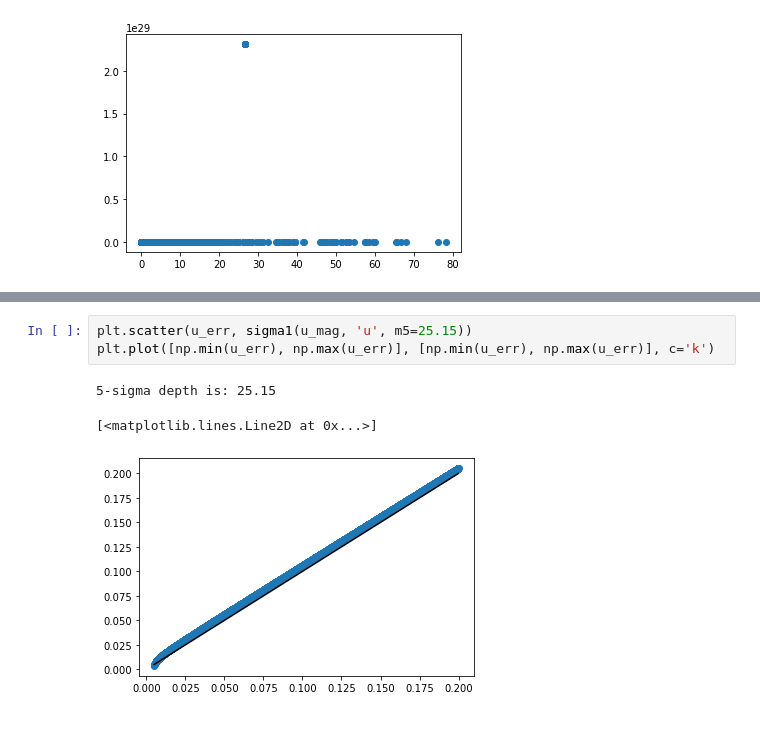
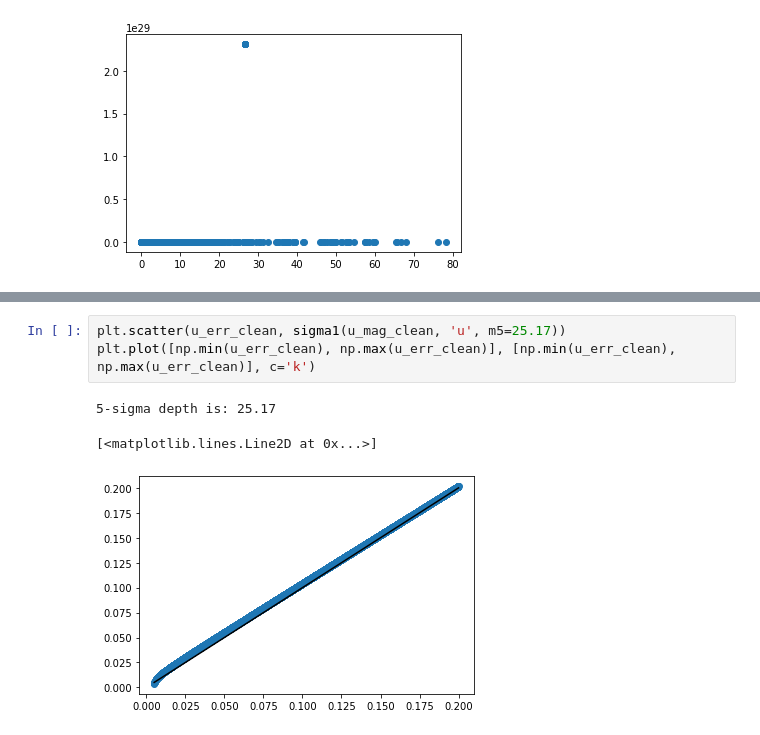
Before and after one commit to sylvielsstfr/Intern2022_PhotoZ, a Jupyter notebook: malmquist_bias.ipynb, the cells around one changed output, grey strips where cells are left out. Cells and saved outputs as stored; diff of their text form.

```diff
--- a/malmquist_bias.ipynb
+++ b/malmquist_bias.ipynb
@@ -138,10 +138,10 @@ plt.plot([np.min(u_err), np.max(u_err)], [np.min(u_err), np.max(u_err)], c='k')
 [<matplotlib.lines.Line2D at 0x...>]
 [figure]
 # %%
-plt.scatter(u_err, sigma1(u_mag, 'u', m5=25.15))
-plt.plot([np.min(u_err), np.max(u_err)], [np.min(u_err), np.max(u_err)], c='k')
+plt.scatter(u_err_clean, sigma1(u_mag_clean, 'u', m5=25.17))
+plt.plot([np.min(u_err_clean), np.max(u_err_clean)], [np.min(u_err_clean), np.max(u_err_clean)], c='k')
 # %% [output]
-5-sigma depth is: 25.15
+5-sigma depth is: 25.17
 [<matplotlib.lines.Line2D at 0x...>]
-[figure, old version]
+[figure, new version]
 # %%
```
Also changed, not shown: parts of 24 cells of this notebook, 1 other file.
